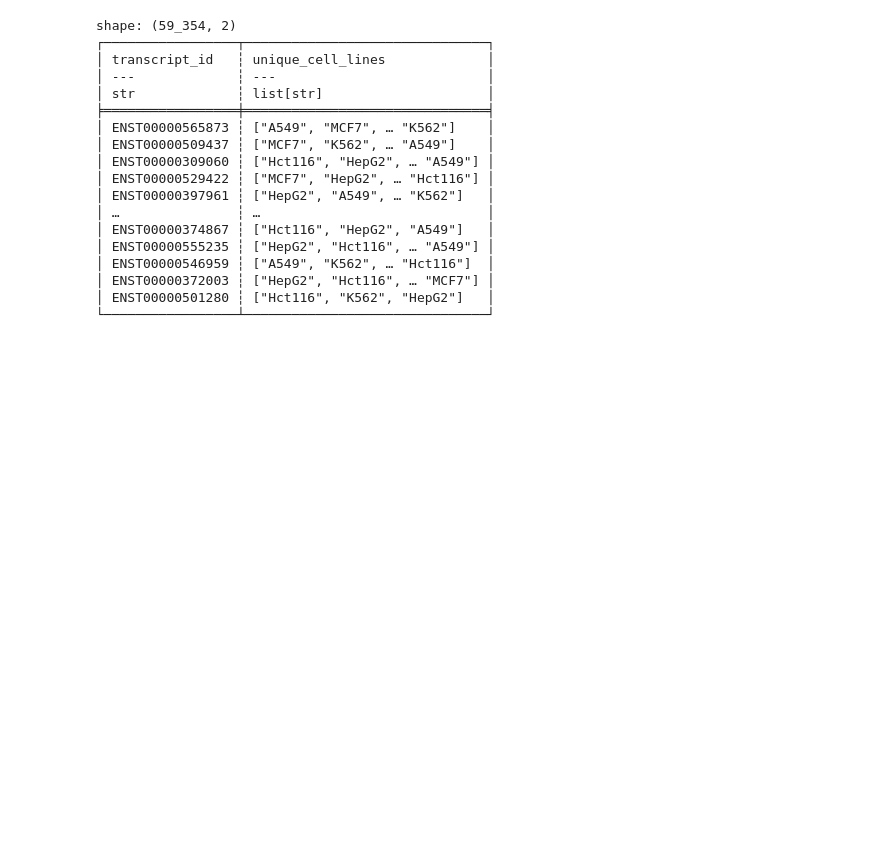
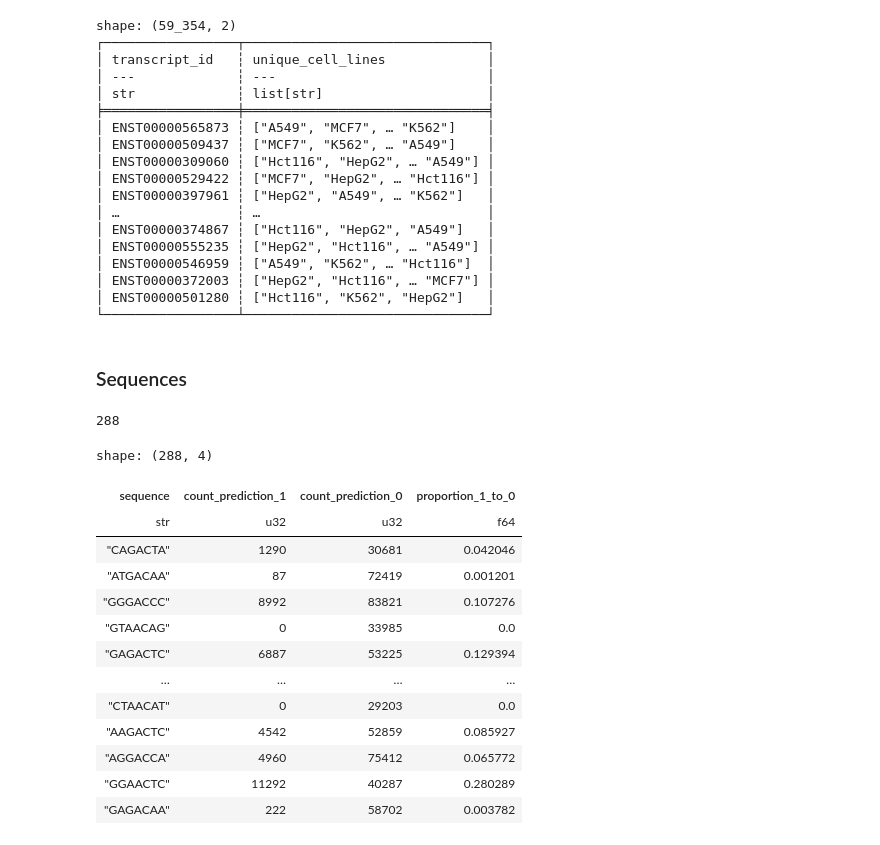
Before and after one commit to yunethiri/DSA4262-geneandtonic, a Jupyter notebook: notebooks/analysis.ipynb, the cells around one changed output. Drawn from its saved outputs; the diff is of its cells as text; code cells hidden in the pictures; blank space fills up the shorter version.

Commit message:
added sequence analysis

```diff
--- a/notebooks/analysis.ipynb
+++ b/notebooks/analysis.ipynb
@@ -504,3 +549,40 @@ filtered_df = combined_df.join(common_transcripts, on="transcript_id", how="inne
 
 proportion_df = calculate_prediction_proportion_by_cell_line(filtered_df)
 plot_prediction_proportion_by_cell_line(proportion_df)
+# %% [markdown]
+### Sequences
+# %%
+unique_sequences = combined_df['sequence'].unique()
+unique_sequences
+print(len(unique_sequences))
+# %% [output]
+288
+# %%
+result_df = (
+    combined_df.group_by("sequence")
+    .agg([
+        (pl.col("prediction") == 1).sum().alias("count_prediction_1"),  # Count of prediction == 1
+        (pl.col("prediction") == 0).sum().alias("count_prediction_0"),  # Count of prediction == 0
+    ])
+    .with_columns([
+        (pl.col("count_prediction_1") / pl.col("count_prediction_0")).alias("proportion_1_to_0")
+    ])
+)
+
+# Display the resulting DataFrame
+result_df
+# %% [output]
+shape: (288, 4)
+| sequence | count_prediction_1 | count_prediction_0 | proportion_1_to_0 |
+| str | u32 | u32 | f64 |
+| "CAGACTA" | 1290 | 30681 | 0.042046 |
+| "ATGACAA" | 87 | 72419 | 0.001201 |
+| "GGGACCC" | 8992 | 83821 | 0.107276 |
+| "GTAACAG" | 0 | 33985 | 0.0 |
+| "GAGACTC" | 6887 | 53225 | 0.129394 |
+| … | … | … | … |
+| "CTAACAT" | 0 | 29203 | 0.0 |
+| "AAGACTC" | 4542 | 52859 | 0.085927 |
+| "AGGACCA" | 4960 | 75412 | 0.065772 |
+| "GGAACTC" | 11292 | 40287 | 0.280289 |
+| "GAGACAA" | 222 | 58702 | 0.003782 |
```
Also changed, not shown: parts of 5 cells of this notebook.
